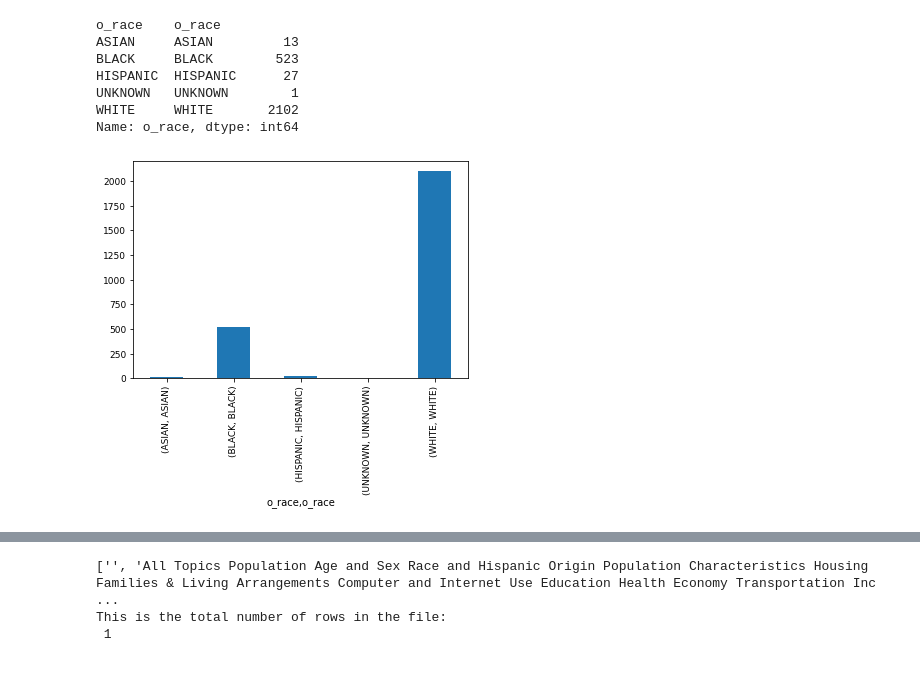
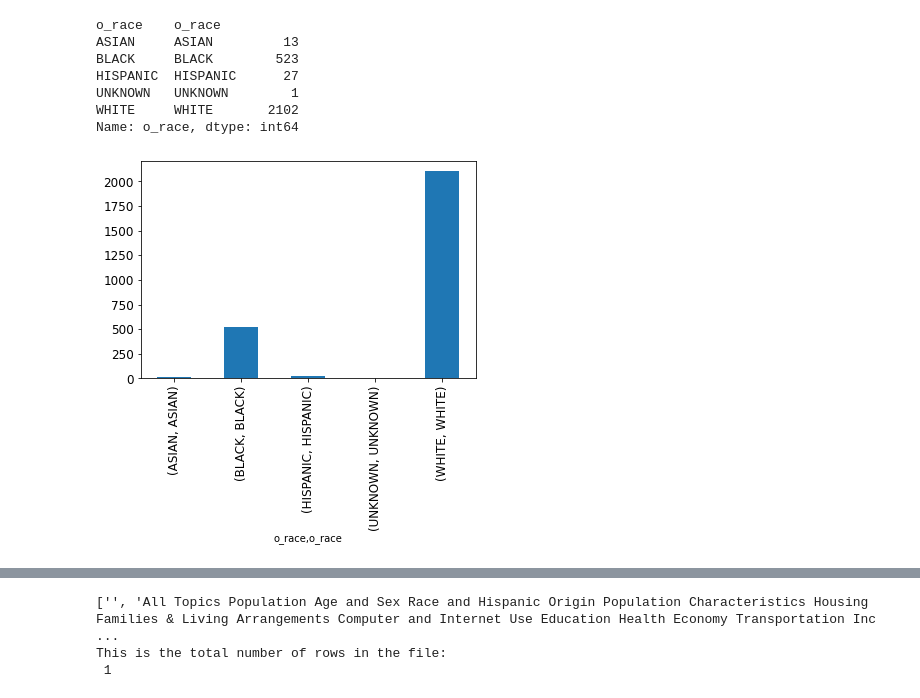
Before and after one commit to dmorton714/lmpd, a Jupyter notebook: lmpd_cleaned.ipynb, the cells around one changed output, grey strips where cells are left out. Drawn from its saved outputs; the diff is of its cells as text; code cells hidden in the pictures.

```diff
--- a/lmpd_cleaned.ipynb
+++ b/lmpd_cleaned.ipynb
@@ -385,9 +615,9 @@ UNKNOWN   UNKNOWN        1
 WHITE     WHITE       2102
 Name: o_race, dtype: int64
 # %%
-bargraph = df9.plot.bar(x = '', y = 'o_race', fontsize='9')
+bargraph = df9.plot.bar(x = '', y = 'o_race', fontsize='12')
 # %% [output]
-[figure, old version]
+[figure, new version]
 # %%
 # url = "https://www.census.gov/quickfacts/jeffersoncountykentucky"
 
```
Also changed, not shown: parts of 15 cells of this notebook.
